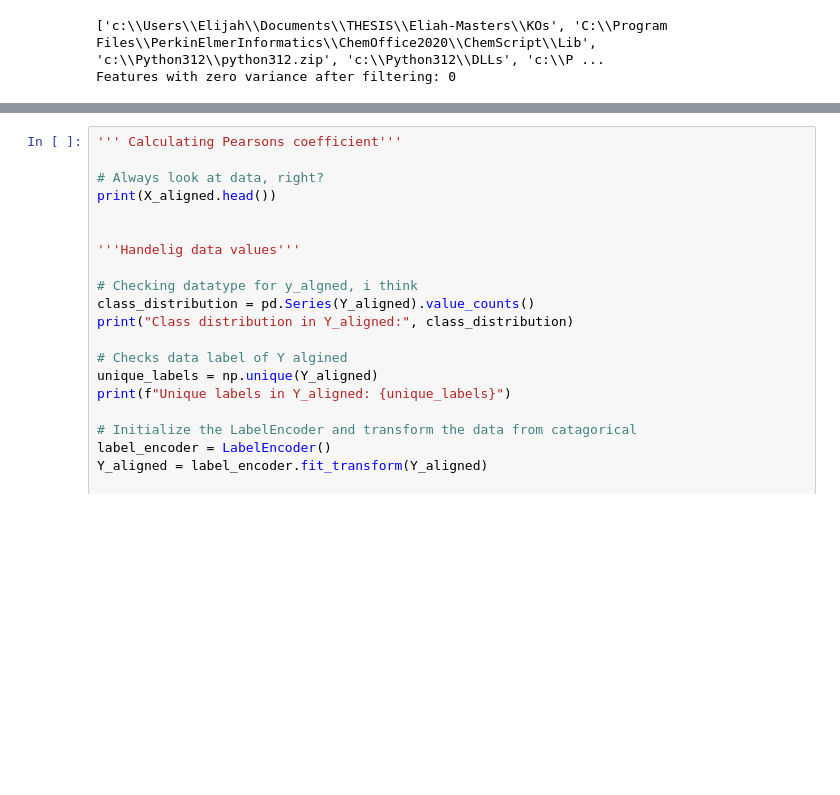
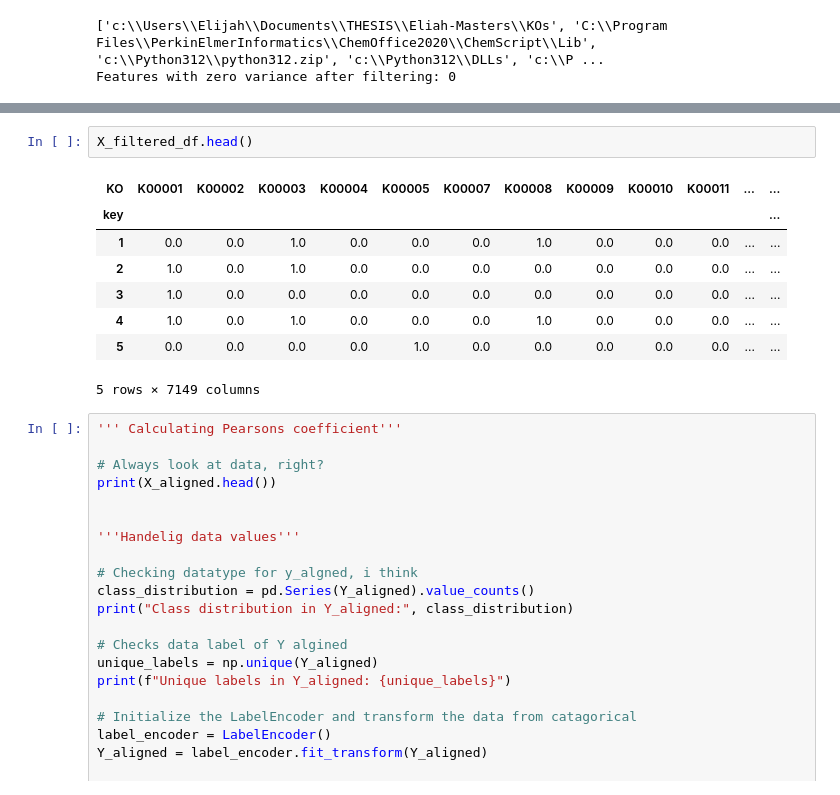
Before and after one commit to Ellaermeg/Eliah-Masters, a Jupyter notebook: KOs/Gramstaining_Grouped Pipeline.ipynb, the cells around one changed output, grey strips where cells are left out. Saved outputs shown, nothing was run; the diff lists cells and outputs as text; blank space fills up the shorter version.

```diff
--- a/KOs/Gramstaining_Grouped Pipeline.ipynb
+++ b/KOs/Gramstaining_Grouped Pipeline.ipynb
@@ -92,3 +89,14 @@ AttributeError: 'numpy.ndarray' object has no attribute 'head'
+# %%
+X_filtered_df.head()
+# %% [output]
+| KO | K00001 | K00002 | K00003 | K00004 | K00005 | K00007 | K00008 | K00009 | K00010 | K00011 | ... | ... |
+| key |  |  |  |  |  |  |  |  |  |  |  | ... |
+| 1 | 0.0 | 0.0 | 1.0 | 0.0 | 0.0 | 0.0 | 1.0 | 0.0 | 0.0 | 0.0 | ... | ... |
+| 2 | 1.0 | 0.0 | 1.0 | 0.0 | 0.0 | 0.0 | 0.0 | 0.0 | 0.0 | 0.0 | ... | ... |
+| 3 | 1.0 | 0.0 | 0.0 | 0.0 | 0.0 | 0.0 | 0.0 | 0.0 | 0.0 | 0.0 | ... | ... |
+| 4 | 1.0 | 0.0 | 1.0 | 0.0 | 0.0 | 0.0 | 1.0 | 0.0 | 0.0 | 0.0 | ... | ... |
+| 5 | 0.0 | 0.0 | 0.0 | 0.0 | 1.0 | 0.0 | 0.0 | 0.0 | 0.0 | 0.0 | ... | ... |
+5 rows × 7149 columns
 # %%
 ''' Calculating Pearsons coefficient'''
 
```
Also changed, not shown: parts of 2 cells of this notebook, 3 other files.
